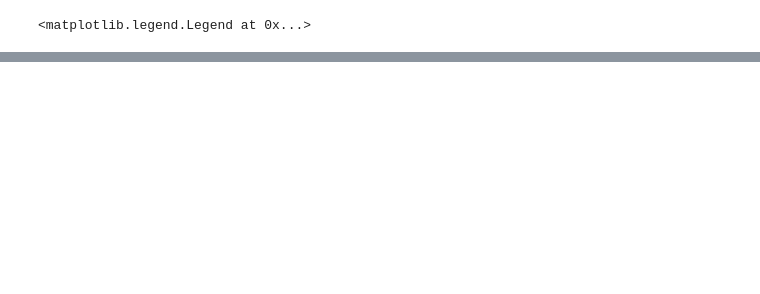
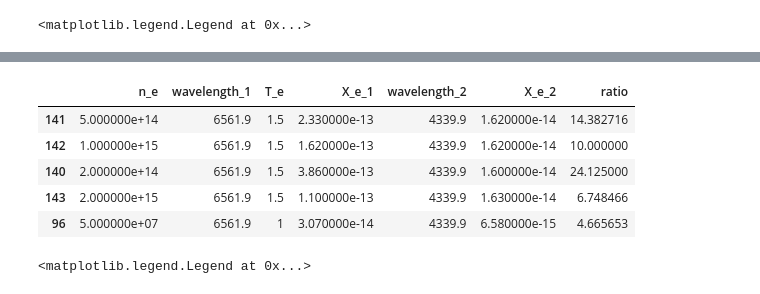
Before and after one commit to grigolet/lab16gym, a Jupyter notebook: notebooks/adas_parsing_de.ipynb, the cells around one changed output, grey strips where cells are left out. Saved outputs shown, nothing was run; the diff lists cells and outputs as text; code cells hidden in the pictures; blank space fills up the shorter version.

```diff
--- a/notebooks/adas_parsing_de.ipynb
+++ b/notebooks/adas_parsing_de.ipynb
@@ -121,0 +155,29 @@ plt.clf()
+# %%
+d = group_g.ix[(group_g.ratio - 1/0.05948).abs().argsort()[:5]]
+d
+# %% [output]
+|  | n_e | wavelength_1 | T_e | X_e_1 | wavelength_2 | X_e_2 | ratio |
+| 141 | 5.000000e+14 | 6561.9 | 1.5 | 2.330000e-13 | 4339.9 | 1.620000e-14 | 14.382716 |
+| 142 | 1.000000e+15 | 6561.9 | 1.5 | 1.620000e-13 | 4339.9 | 1.620000e-14 | 10.000000 |
+| 140 | 2.000000e+14 | 6561.9 | 1.5 | 3.860000e-13 | 4339.9 | 1.600000e-14 | 24.125000 |
+| 143 | 2.000000e+15 | 6561.9 | 1.5 | 1.100000e-13 | 4339.9 | 1.630000e-14 | 6.748466 |
+| 96 | 5.000000e+07 | 6561.9 | 1 | 3.070000e-14 | 4339.9 | 6.580000e-15 | 4.665653 |
+# %%
+hbhd = pd.merge(df_hd, df_hb, on=['n_e', 'T_e'], suffixes=('_1', '_2'))
+hghd = pd.merge(df_hg, df_hd, on=['n_e', 'T_e'], suffixes=('_1', '_2'))
+hbhg = pd.merge(df_hb, df_hg, on=['n_e', 'T_e'], suffixes=('_1', '_2'))
+
+group_g_n = hbhd[(hbhd.n_e < 1e12) & (hbhd.n_e > 1e9)].groupby('T_e')
+for name, group in group_d_n:
+    if 1 < float(name) < 20:
+        plt.plot(np.log10(group.n_e), np.log10(group.X_e_2),
+            label='T = {:.3e}'.format(float(name)))
+plt.xlabel('n ($cm^{3}$)')
+plt.ylabel('ratio')
+plt.legend()
+
+#hbhd['ratio'] = hbhd['X_e_1'] / hbhd['X_e_2']
+#hbhd_filter = hbhd.ix[(hbhd.ratio - 6.28).abs().argsort()]
+#hbhd_filter[(hbhd_filter.n_e < 1e12) & (hbhd_filter.n_e > 1e9) & (hbhd_filter.T_e > 1) & (hbhd_filter.T_e < 10)]
+# %% [output]
+<matplotlib.legend.Legend at 0x...>
```
Also changed, not shown: parts of 8 cells of this notebook.
